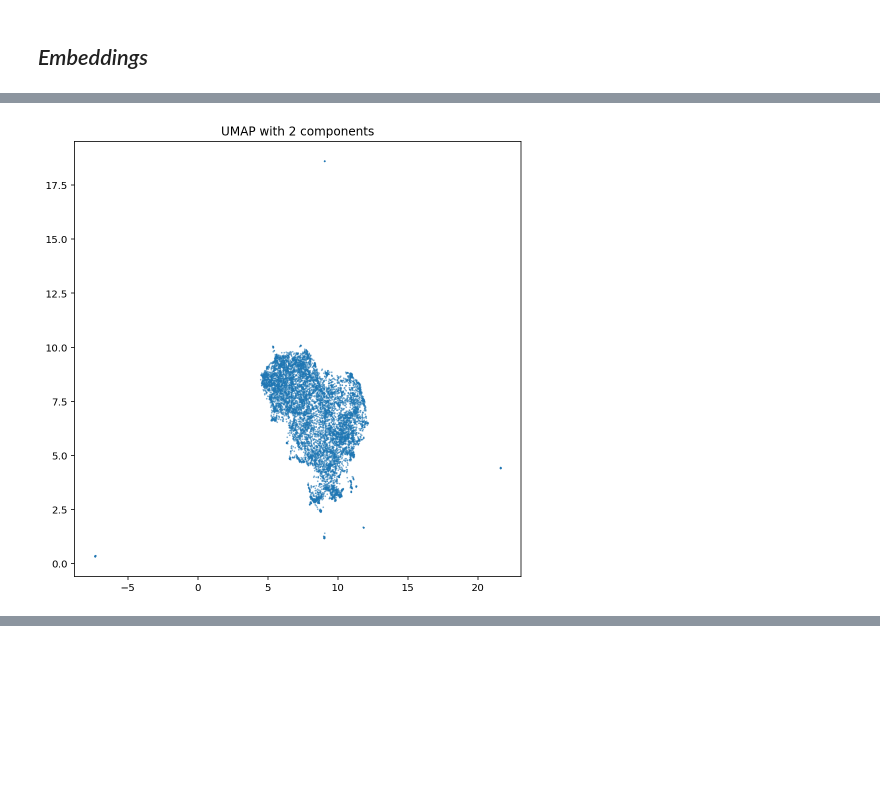
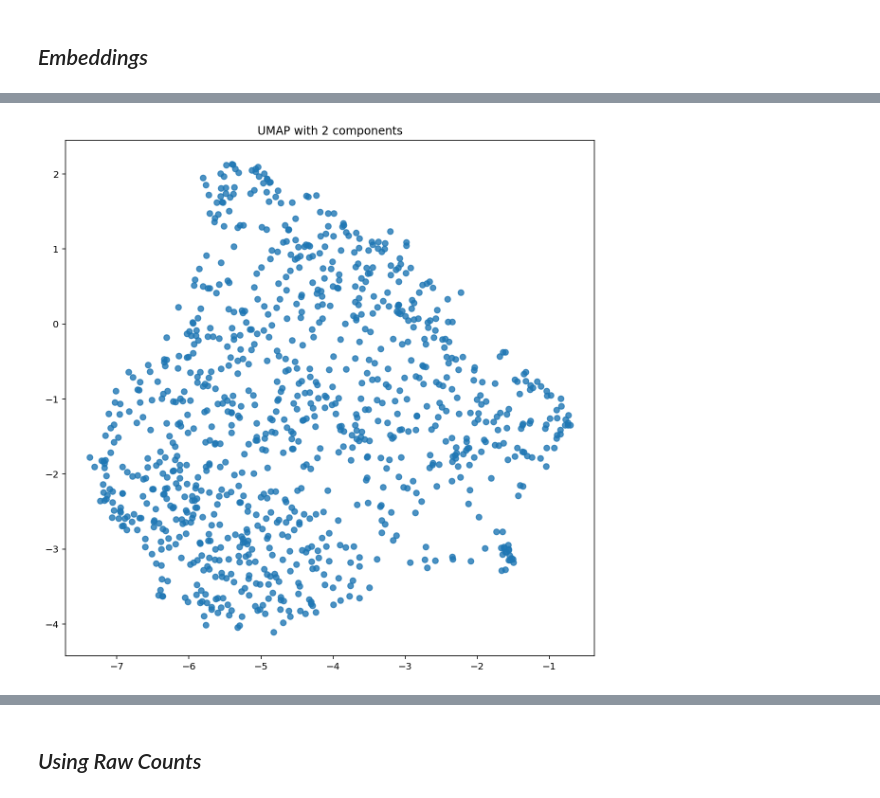
Before and after one commit to earny-joe/learning, a Jupyter notebook: flair/embeddings_flair_test.ipynb, the cells around one changed output, grey strips where cells are left out. Drawn from its saved outputs; the diff is of its cells as text; code cells hidden in the pictures; blank space fills up the shorter version.

Commit message:
cont. experimentation with flair and umap

```diff
--- a/flair/embeddings_flair_test.ipynb
+++ b/flair/embeddings_flair_test.ipynb
@@ -22,5 +31,7 @@ Wall time: 16.7 s
+# %%
+df_eng = df[df['lang'] == 'en'].reset_index(drop=True)
 # %%
-sample = df.sample(n=10000, random_state=1)
+sample = df_eng.sample(n=1000, random_state=1).reset_index(drop=True)
 # %%
 sample.shape
 # %% [output]
@@ -49,7 +60,7 @@ X = torch.empty(size=(len(sample.index), 7168)).cuda()
 
 # fill in tensor with embeddings
 i = 0
-for text in tqdm(sample['tweet']):
+for text in tqdm(sample['full_text']):
     sentence = Sentence(text)
     document_embeddings.embed(sentence)
     embedding = sentence.get_embedding()
@@ -94,8 +103,8 @@ dr.fit(X_scale)
 X_dr = dr.transform(X_scale)
 # %%
 def plot_reduced_2D(X_dr, dr_type):
-    _,ax = plt.subplots(figsize=(8,8))
-    ax.scatter(X_dr[:,0],X_dr[:,1],s=0.5,alpha=0.5)
+    _,ax = plt.subplots(figsize=(10,10))
+    ax.scatter(X_dr[:,0],X_dr[:,1], alpha=0.8)
     ax.set_title(dr_type+' with 2 components')
     plt.show()
 # %%
@@ -111,9 +120,9 @@ from umap import UMAP
 import warnings; warnings.filterwarnings('ignore')
 # %%
 %%time
-dr = UMAP(n_components=2, n_neighbors=10, min_dist=0.001)
+dr = umap.UMAP(n_components=2, metric='cosine')
 dr.fit(X_scale)
 X_dr = dr.transform(X_scale)
 plot_reduced_2D(X_dr, 'UMAP')
 # %% [output]
-[figure, old version]
+[figure, new version]
@@ -121,0 +131,2 @@ Wall time: 36.2 s
+# %% [markdown]
+## _Using Raw Counts_
```
Also changed, not shown: parts of 20 cells of this notebook.
